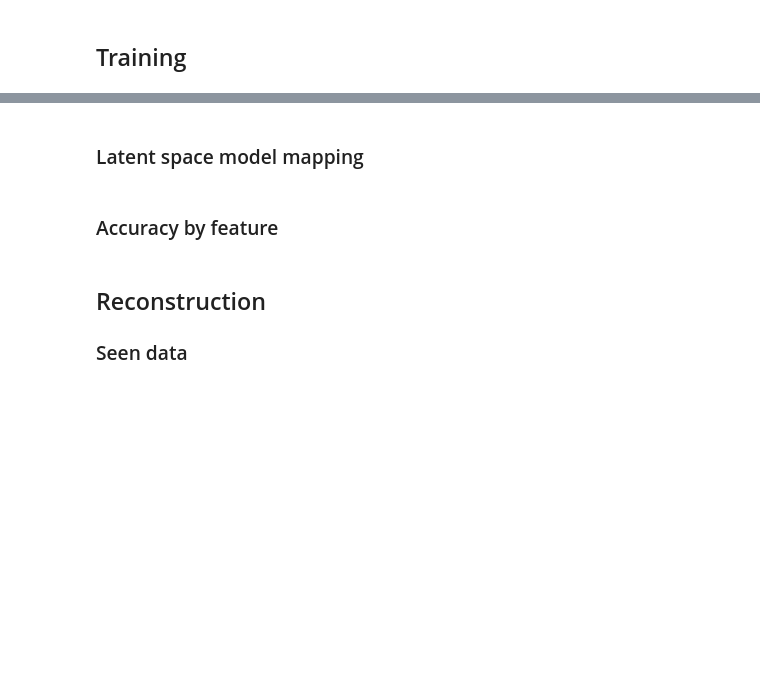
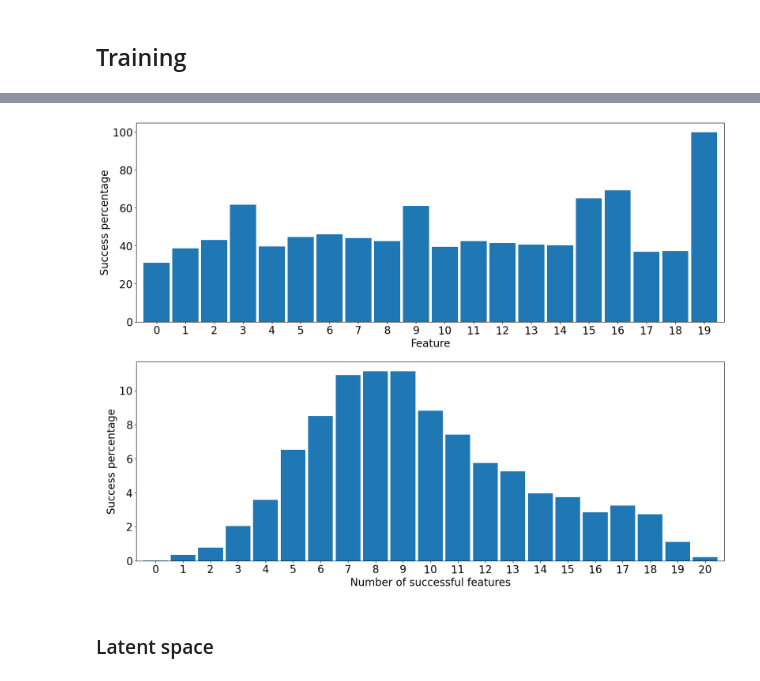
Before and after one commit to enriqueescalante/heterotic_orbiencoder, a Jupyter notebook: AEST.ipynb, the cells around one changed output, grey strips where cells are left out. Drawn from its saved outputs; the diff is of its cells as text; code cells hidden in the pictures; blank space fills up the shorter version.

```diff
--- a/AEST.ipynb
+++ b/AEST.ipynb
@@ -216,2 +175,6 @@ def save(funcion, best_model, best_optimizer, best_epoch):
+# %%
+utils.plot_features_statistics("success_model-best-1_e_leaky_to_1_trained_epochs")
+# %% [output]
+[figure, added]
 # %% [markdown]
-### Latent space model mapping
+### Latent space
@@ -237,2 +180,0 @@ def process(model, device, dataloader, path):
-# %% [markdown]
-### Accuracy by feature
@@ -268,4 +180,0 @@ def success(model, device, dataloader):
-# %% [markdown]
-## Reconstruction
-
-### Seen data
```
Also changed, not shown: parts of 43 cells of this notebook.
